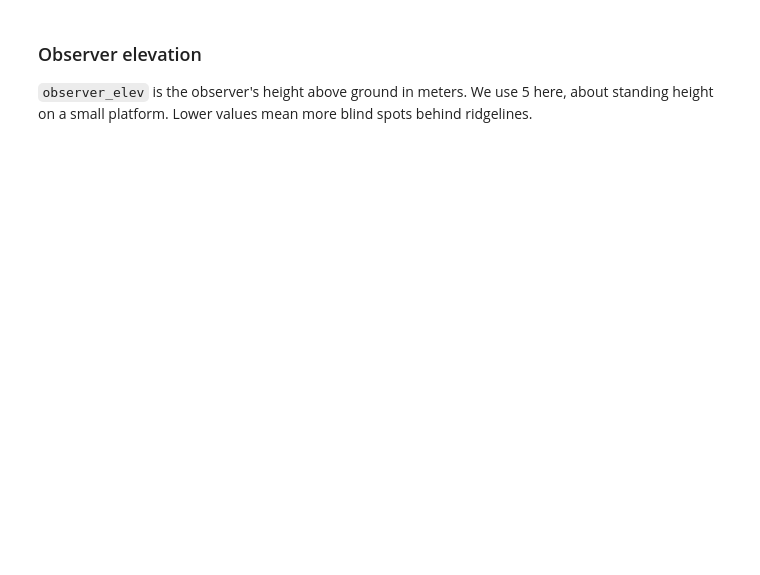
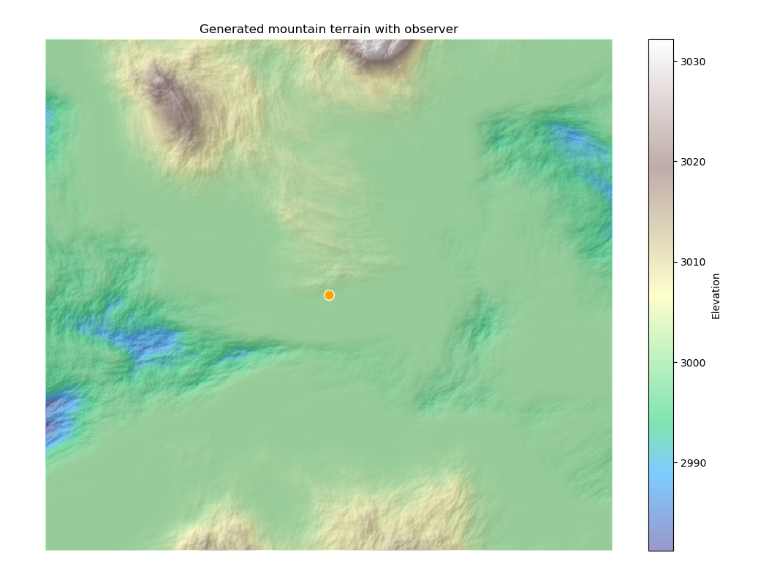
Before and after one commit to makepath/xarray-spatial, a Jupyter notebook: examples/user_guide/31_Viewshed.ipynb, the cells around one changed output. Saved outputs shown, nothing was run; the diff lists cells and outputs as text; code cells hidden in the pictures; blank space fills up the shorter version.

```diff
--- a/examples/user_guide/31_Viewshed.ipynb
+++ b/examples/user_guide/31_Viewshed.ipynb
@@ -85,24 +99,26 @@ Same idea on more realistic terrain. We generate a mountain range and place an o
 # %%
 terrain = xr.DataArray(np.zeros((H, W)))
 terrain = terrain.xrs.generate_terrain(
     x_range=(-250, 250), y_range=(-250, 250),
     zfactor=6000, warp_strength=0.4,
 )
 
 illuminated = terrain.xrs.hillshade()
 
 OBSERVER_X = 0.0
 OBSERVER_Y = 0.0
 
 fig, ax = plt.subplots(figsize=(10, 7.5))
-illuminated.plot.imshow(ax=ax, cmap='gray', alpha=128/255, add_colorbar=False)
-terrain.plot.imshow(ax=ax, cmap='gray', alpha=128/255, add_colorbar=False)
+illuminated.plot.imshow(ax=ax, cmap='gray', alpha=0.5, add_colorbar=False)
+terrain.plot.imshow(ax=ax, cmap='terrain', alpha=0.5, add_colorbar=True,
+                    cbar_kwargs={'label': 'Elevation'})
 ax.scatter([OBSERVER_X], [OBSERVER_Y], c='orange', s=100, zorder=5, edgecolors='white')
+ax.set_title('Generated mountain terrain with observer')
 ax.set_axis_off()
+plt.tight_layout()
+plt.show()
+# %% [output]
+[figure, added]
-# %% [markdown]
-### Observer elevation
-
-`observer_elev` is the observer's height above ground in meters. We use 5 here, about standing height on a small platform. Lower values mean more blind spots behind ridgelines.
 # %%
 view = terrain.xrs.viewshed(x=OBSERVER_X, y=OBSERVER_Y, observer_elev=5)
 
```
Also changed, not shown: parts of 14 cells of this notebook, 1 other file.
